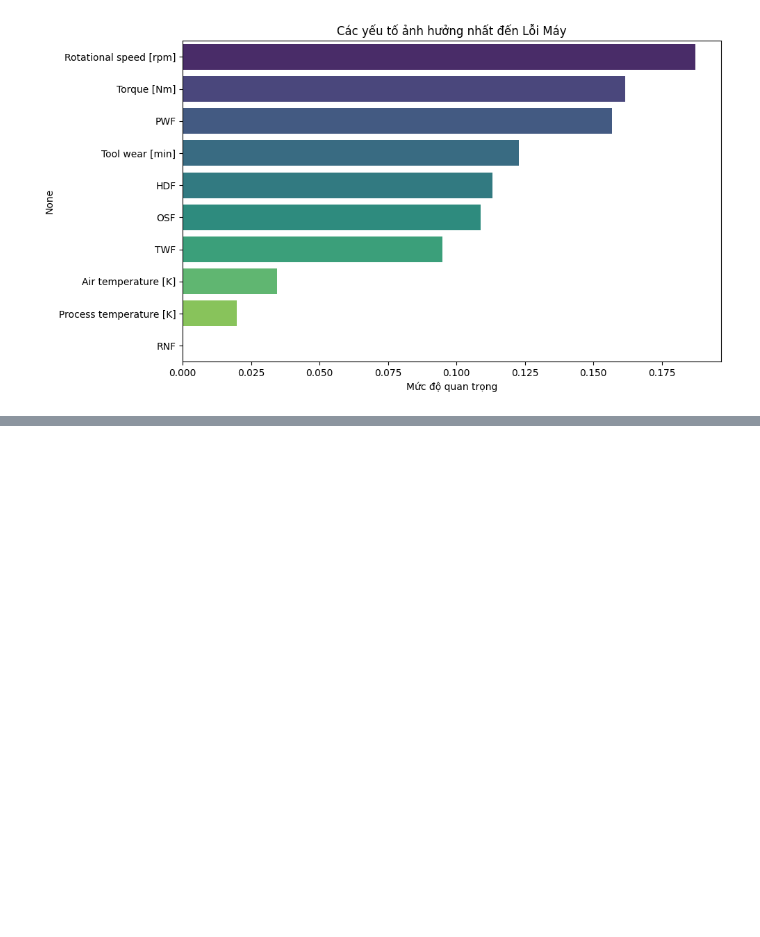
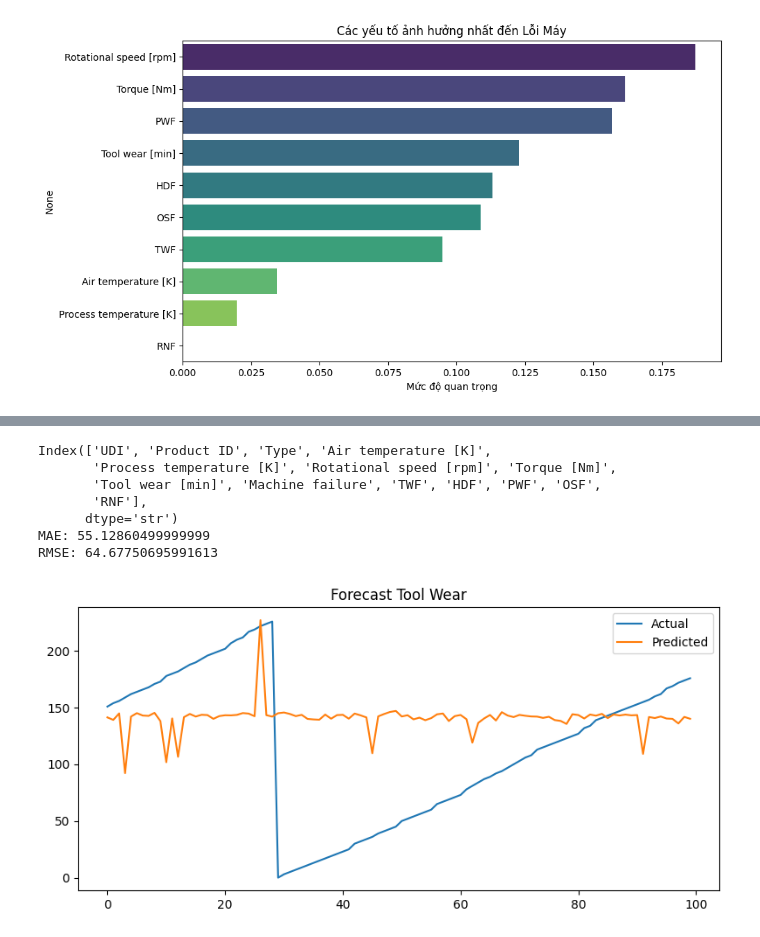
Before and after one commit to vubichhopdev-prog/BTL_DATA, a Jupyter notebook: notebooks/04_modeling.ipynb, the cells around one changed output, grey strips where cells are left out. Cells and saved outputs as stored; diff of their text form; code cells hidden in the pictures; blank space fills up the shorter version.

```diff
--- a/notebooks/04_modeling.ipynb
+++ b/notebooks/04_modeling.ipynb
@@ -64,0 +96,65 @@ Passing `palette` without assigning `hue` is deprecated and will be removed in v
+# %%
+from sklearn.model_selection import train_test_split
+from sklearn.ensemble import RandomForestRegressor
+from sklearn.metrics import mean_absolute_error, mean_squared_error
+import matplotlib.pyplot as plt
+import numpy as np
+import os
+
+# ===== FIX DATA =====
+df_reg = df.copy()  # dùng df nếu df_processed lỗi
+
+# kiểm tra cột
+print(df_reg.columns)
+
+# đảm bảo cột tồn tại
+assert 'Tool wear [min]' in df_reg.columns
+
+# loại bỏ cột không cần
+X_reg = df_reg.drop(columns=['Tool wear [min]', 'Machine failure'], errors='ignore')
+y_reg = df_reg['Tool wear [min]']
+
+# ===== LOẠI CỘT STRING =====
+X_reg = X_reg.select_dtypes(include=['number'])
+
+# ===== SPLIT =====
+X_train, X_test, y_train, y_test = train_test_split(
+    X_reg, y_reg, test_size=0.2, shuffle=False
+)
+
+# ===== MODEL =====
+model_reg = RandomForestRegressor(random_state=42)
+model_reg.fit(X_train, y_train)
+
+# ===== PREDICT =====
+y_pred = model_reg.predict(X_test)
+
+# ===== METRICS =====
+mae = mean_absolute_error(y_test, y_pred)
+rmse = np.sqrt(mean_squared_error(y_test, y_pred))
+
+print("MAE:", mae)
+print("RMSE:", rmse)
+
+# ===== PLOT =====
+os.makedirs('images', exist_ok=True)
+
+plt.figure(figsize=(8,4))
+plt.plot(y_test.values[:100], label='Actual')
+plt.plot(y_pred[:100], label='Predicted')
+
+plt.legend()
+plt.title('Forecast Tool Wear')
+
+plt.tight_layout()
+plt.savefig('images/forecast.png', dpi=300)
+plt.show()
+# %% [output]
+Index(['UDI', 'Product ID', 'Type', 'Air temperature [K]',
+       'Process temperature [K]', 'Rotational speed [rpm]', 'Torque [Nm]',
+       'Tool wear [min]', 'Machine failure', 'TWF', 'HDF', 'PWF', 'OSF',
+       'RNF'],
+      dtype='str')
+MAE: 55.12860499999999
+RMSE: 64.67750695991613
+[figure, added]
```
Also changed, not shown: parts of 2 cells of this notebook, 2 other files.
